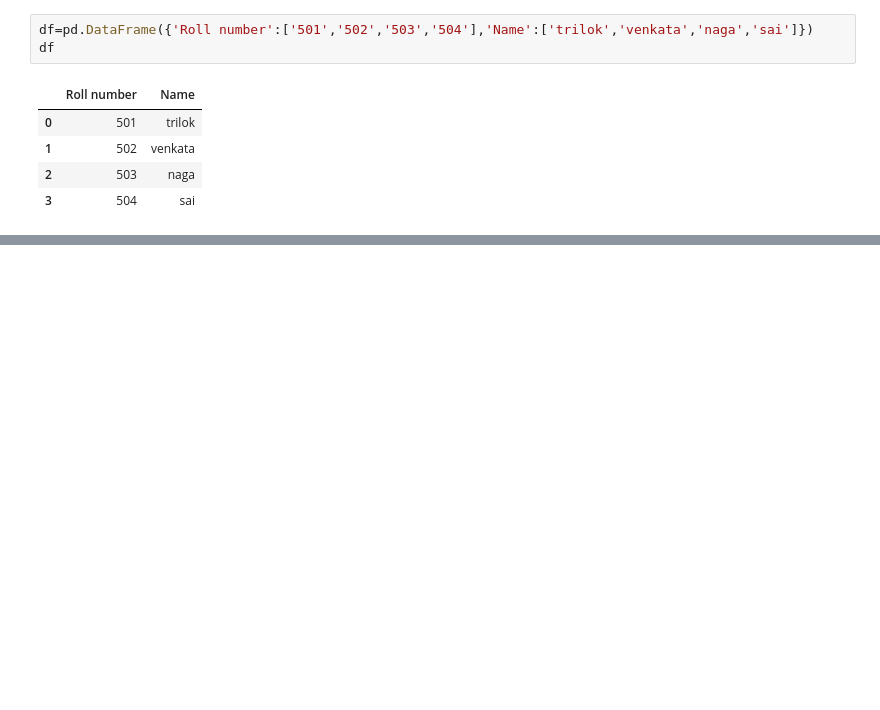
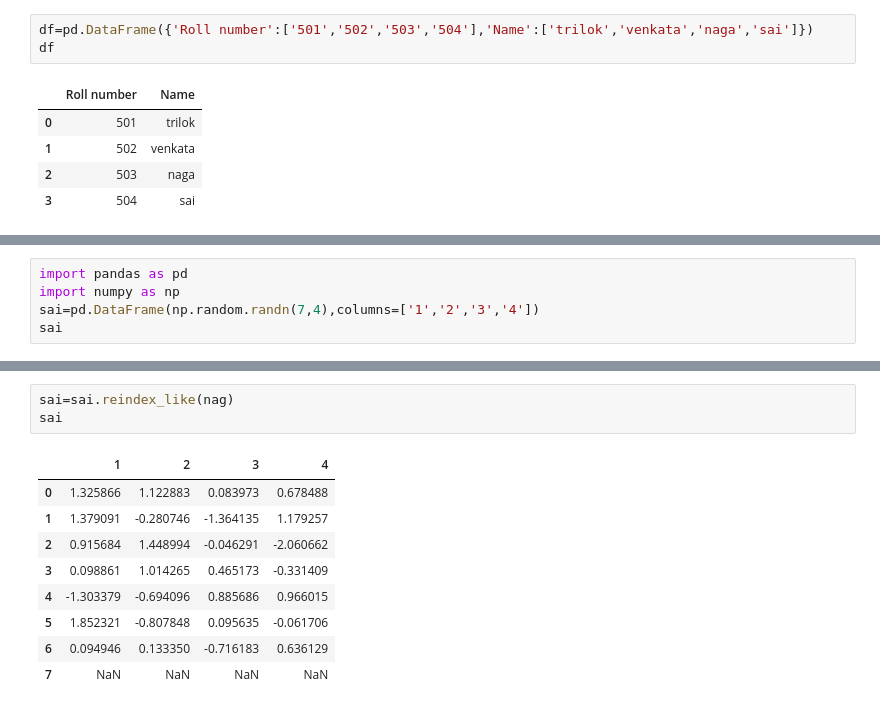
Before and after one commit to 19PA1A0536/python-basics, a Jupyter notebook: Untitled3.ipynb, the cells around one changed output, grey strips where cells are left out. Cells and saved outputs as stored; diff of their text form; blank space fills up the shorter version.

```diff
--- a/Untitled3.ipynb
+++ b/Untitled3.ipynb
@@ -52,0 +122,5 @@ df
+# %%
+import pandas as pd
+import numpy as np
+sai=pd.DataFrame(np.random.randn(7,4),columns=['1','2','3','4'])
+sai
@@ -52,0 +150,13 @@ df
+# %%
+sai=sai.reindex_like(nag)
+sai
+# %% [output]
+|  | 1 | 2 | 3 | 4 |
+| 0 | 1.325866 | 1.122883 | 0.083973 | 0.678488 |
+| 1 | 1.379091 | -0.280746 | -1.364135 | 1.179257 |
+| 2 | 0.915684 | 1.448994 | -0.046291 | -2.060662 |
+| 3 | 0.098861 | 1.014265 | 0.465173 | -0.331409 |
+| 4 | -1.303379 | -0.694096 | 0.885686 | 0.966015 |
+| 5 | 1.852321 | -0.807848 | 0.095635 | -0.061706 |
+| 6 | 0.094946 | 0.133350 | -0.716183 | 0.636129 |
+| 7 | NaN | NaN | NaN | NaN |
```
Also changed, not shown: parts of 11 cells of this notebook.
